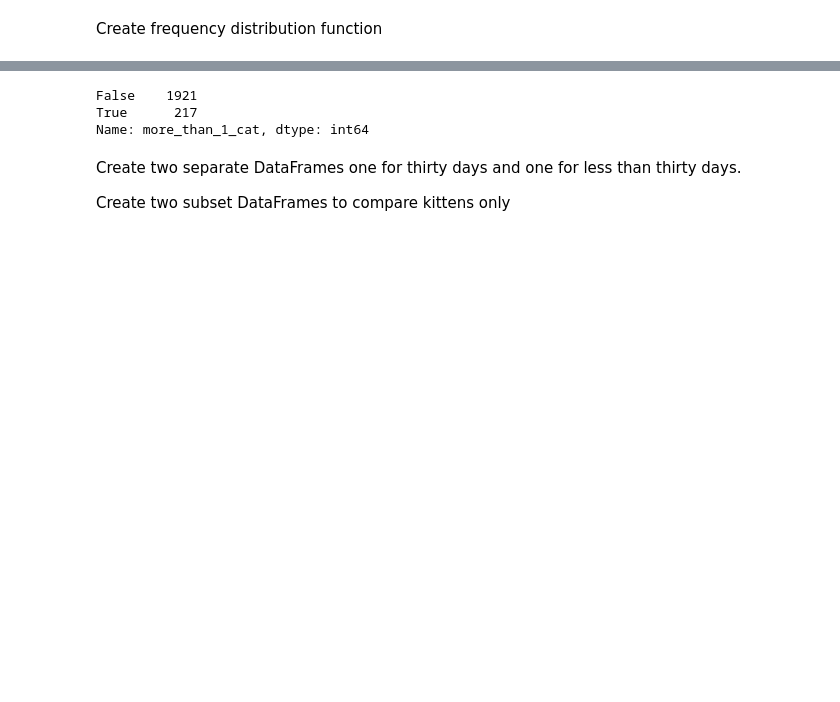
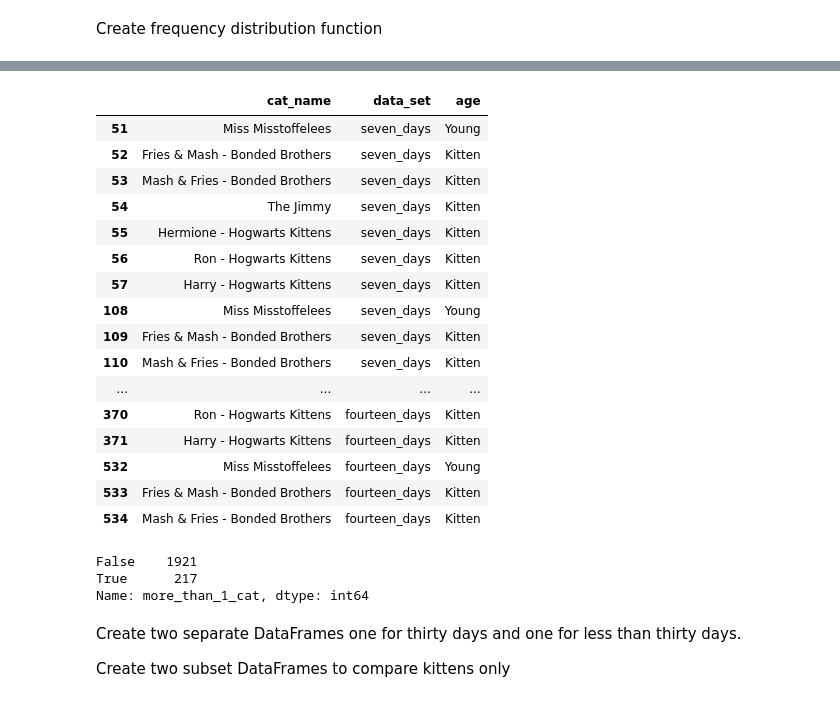
Before and after one commit to dgarbato/petfinder, a Jupyter notebook: juypter notebook code/Analyze data 1.ipynb, the cells around one changed output, grey strips where cells are left out. Drawn from its saved outputs; the diff is of its cells as text; code cells hidden in the pictures; blank space fills up the shorter version.

```diff
--- a/juypter notebook code/Analyze data 1.ipynb
+++ b/juypter notebook code/Analyze data 1.ipynb
@@ -84,7 +63,0 @@ proc_freq(df_all,'data_set')
-# %%
-if df_all['data_set'] == 'thirty_day_spec_needs':
-    df_all['data_set'] = 'spec_needs_thirty_days'
-else:
-    df_all['data_set'] = df_all['data_set']
-
-df_all['data_set'].value_counts()
@@ -224,0 +149,9 @@ df_all.loc[df_all['cat_id']=='Fries & Mash - Bonded Brothers AdvoCat Rescue', \
+# %%
+df_all2 = df_all.loc[df_all['spec_needs']==False,:]
+df_all2 = df_all2.drop(['spec_needs','breed','size','Unnamed: 0','house_trained','characteristics','health','num_cats',], axis = 1)
+
+df_all2.to_csv(r'C:\Users\dgarb\OneDrive\Documents\Data Science Bootcamp April\Python\web_scraping_project\data prepared for analysis\cleaned data\df_all.csv')
+
+print('df_all2.shape = ',df_all2.shape)
+
+#df_all2.info()
@@ -225,3 +197,24 @@ df_all.loc[df_all['cat_id']=='Fries & Mash - Bonded Brothers AdvoCat Rescue', \
+# %%
+#df_all2.loc[df_all2['rescue_group']=='Animal Life Savers Inc.',['cat_name','data_set','age']]
+df_all2.loc[df_all2['rescue_group']=='AdvoCat Rescue',['cat_name','data_set','age']]
+# %% [output]
+|  | cat_name | data_set | age |
+| 51 | Miss Misstoffelees | seven_days | Young |
+| 52 | Fries & Mash - Bonded Brothers | seven_days | Kitten |
+| 53 | Mash & Fries - Bonded Brothers | seven_days | Kitten |
+| 54 | The Jimmy | seven_days | Kitten |
+| 55 | Hermione - Hogwarts Kittens | seven_days | Kitten |
+| 56 | Ron - Hogwarts Kittens | seven_days | Kitten |
+| 57 | Harry - Hogwarts Kittens | seven_days | Kitten |
+| 108 | Miss Misstoffelees | seven_days | Young |
+| 109 | Fries & Mash - Bonded Brothers | seven_days | Kitten |
+| 110 | Mash & Fries - Bonded Brothers | seven_days | Kitten |
+| ... | ... | ... | ... |
+| 370 | Ron - Hogwarts Kittens | fourteen_days | Kitten |
+| 371 | Harry - Hogwarts Kittens | fourteen_days | Kitten |
+| 532 | Miss Misstoffelees | fourteen_days | Young |
+| 533 | Fries & Mash - Bonded Brothers | fourteen_days | Kitten |
+| 534 | Mash & Fries - Bonded Brothers | fourteen_days | Kitten |
 # %%
 m_than_one = df_all.loc[df_all['cat_name'].str.contains('&| and ',case=False)]
 m_than_one
```
Also changed, not shown: parts of 50 cells of this notebook, 7 other files.
